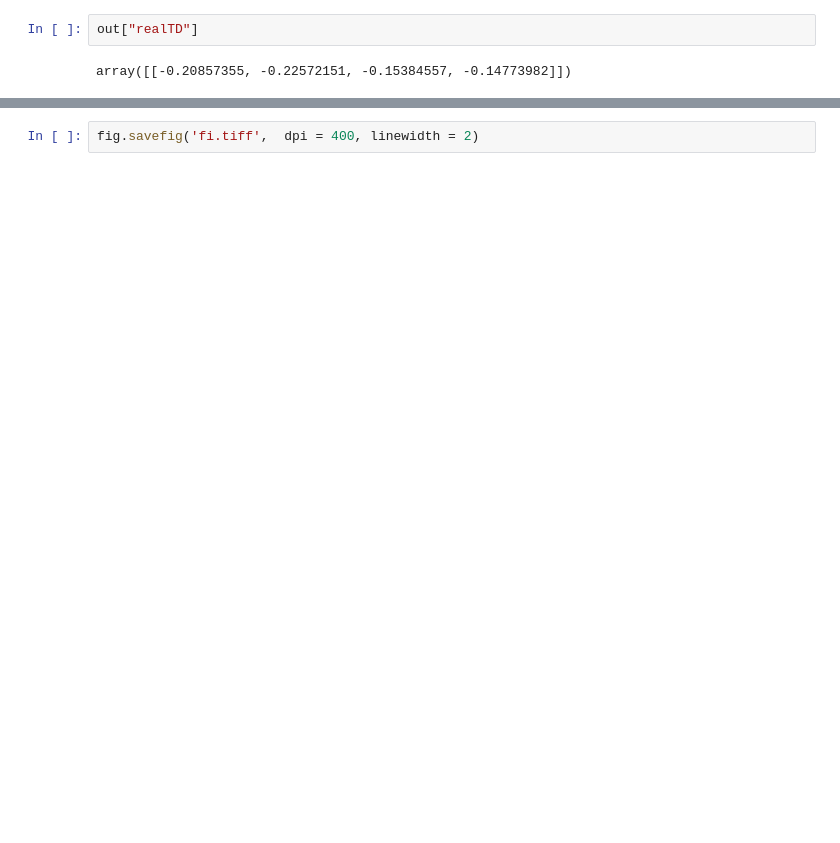
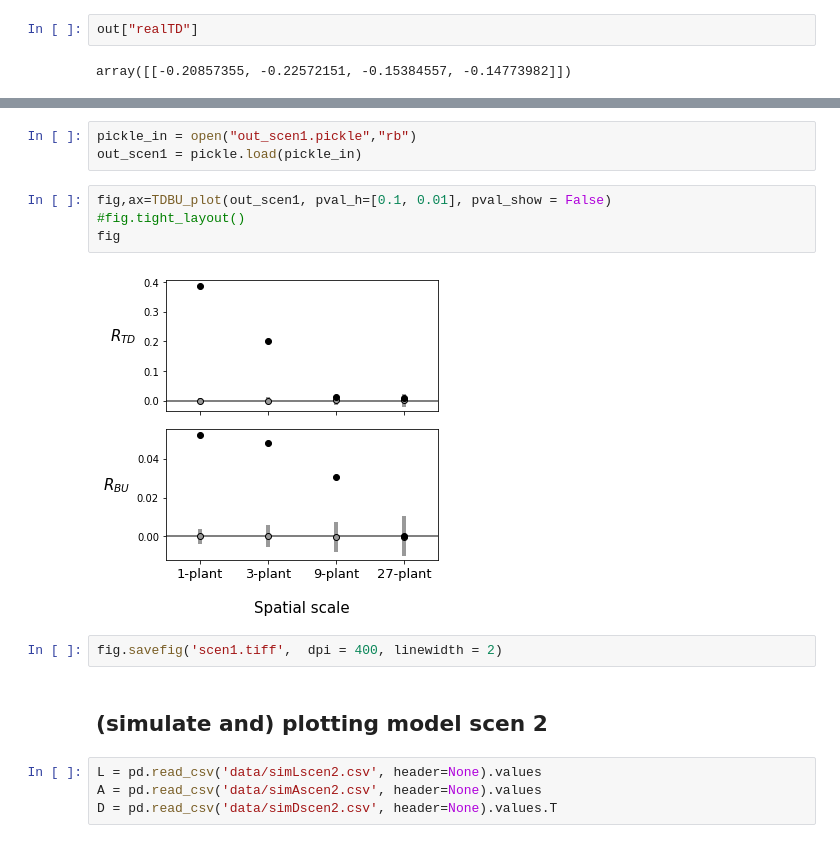
Before and after one commit to weitingwlin/TDBUwithScale, a Jupyter notebook: pyfiles/experiment_data.ipynb, the cells around one changed output, grey strips where cells are left out. Drawn from its saved outputs; the diff is of its cells as text; blank space fills up the shorter version.

```diff
--- a/pyfiles/experiment_data.ipynb
+++ b/pyfiles/experiment_data.ipynb
@@ -30,2 +54,17 @@ fig,ax=TDBU_plot(out)
+# %%
+pickle_in = open("out_scen1.pickle","rb")
+out_scen1 = pickle.load(pickle_in)
+# %%
+fig,ax=TDBU_plot(out_scen1, pval_h=[0.1, 0.01], pval_show = False)
+#fig.tight_layout()
+fig
+# %% [output]
+[figure, added]
 # %%
-fig.savefig('fi.tiff',  dpi = 400, linewidth = 2)
+fig.savefig('scen1.tiff',  dpi = 400, linewidth = 2)
+# %% [markdown]
+## (simulate and) plotting model scen 2
+# %%
+L = pd.read_csv('data/simLscen2.csv', header=None).values
+A = pd.read_csv('data/simAscen2.csv', header=None).values
+D = pd.read_csv('data/simDscen2.csv', header=None).values.T
```
Also changed, not shown: parts of 12 cells of this notebook, 4 other files.
